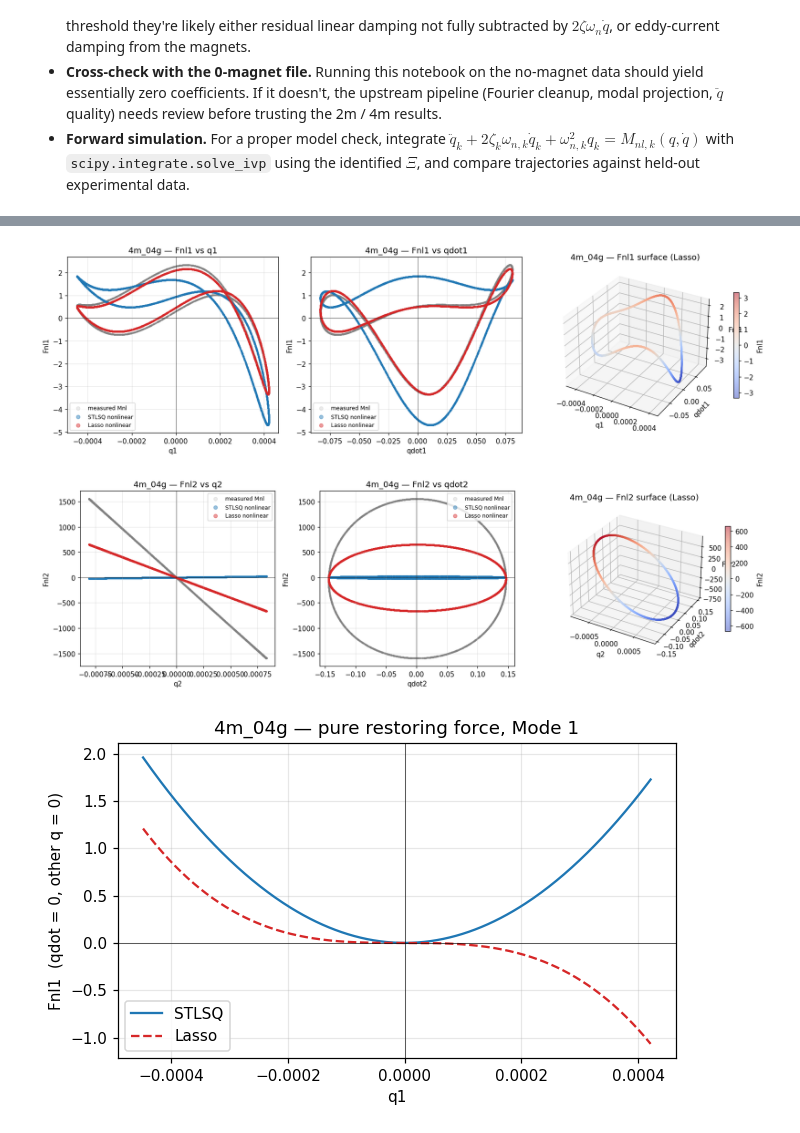
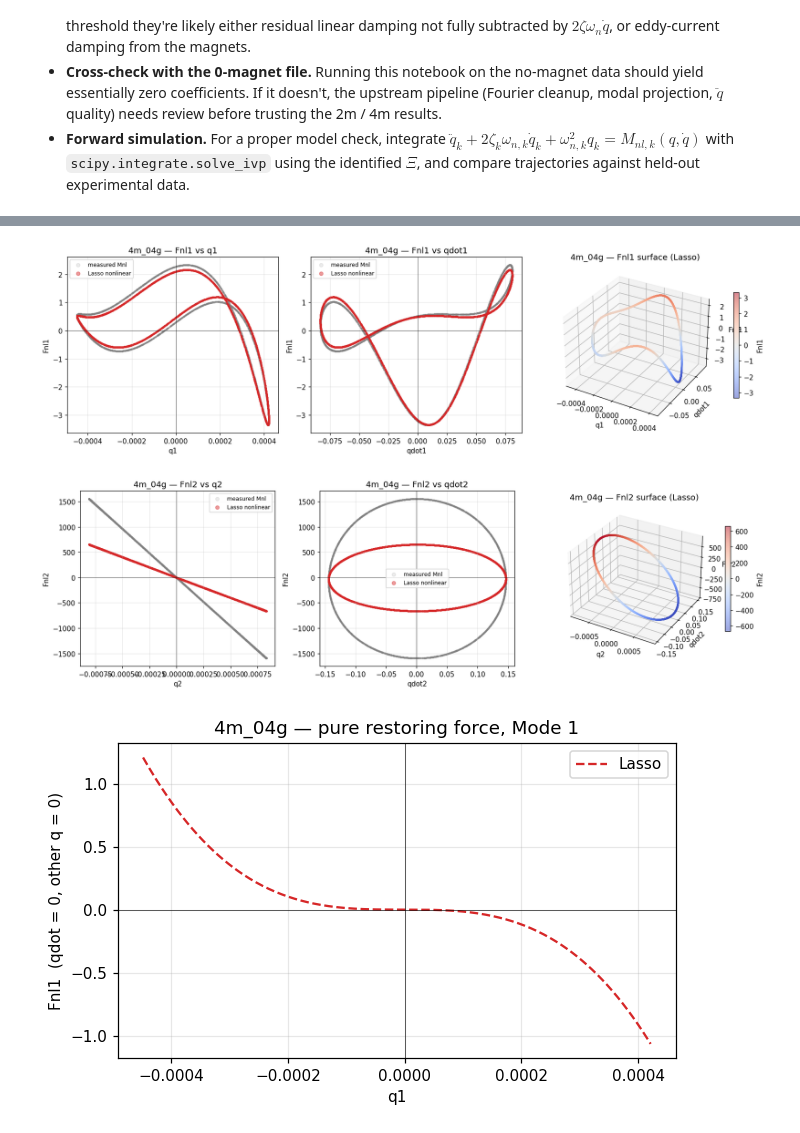
Before and after one commit to Amyythhh/RoshanBeam3, a Jupyter notebook: Algorithm/sindy_beam_4m_04g.ipynb, the cells around one changed output, grey strips where cells are left out. Drawn from its saved outputs; the diff is of its cells as text; code cells hidden in the pictures.

```diff
--- a/Algorithm/sindy_beam_4m_04g.ipynb
+++ b/Algorithm/sindy_beam_4m_04g.ipynb
@@ -47,8 +47,8 @@ INCLUDE_BIAS = False       # True only if you expect a constant offset in Mnl
 
 # STLSQ
 LAMBDA_GRID     = np.logspace(-3, -0.3, 21)   # 0.001 ... 0.5, spans the useful range
-DEFAULT_LAMBDA  = 5e-2     # override after inspecting the Pareto table
-ALPHA_RIDGE     = 5e-2     # ridge stabilizes the inner least-squares; raise if coeffs explode
+DEFAULT_LAMBDA  = 7.76e-2     # override after inspecting the Pareto table
+ALPHA_RIDGE     = 6.2e-2     # ridge stabilizes the inner least-squares; raise if coeffs explode
 # %% [markdown]
 
 ## 2. Load and split the CSV into mode 1 and mode 2
@@ -135,7 +135,7 @@ def build_library(degree=POLY_DEGREE, include_bias=INCLUDE_BIAS):
     )
 
 
-def fit_custom_target(X, y, lib, threshold, alpha=ALPHA_RIDGE, max_iter=200):
+def fit_custom_target(X, y, lib, threshold, alpha=ALPHA_RIDGE, max_iter=2000):
     # Normalize BOTH library columns and target before STLSQ, then rescale
     # coefficients back to physical units.  This is critical:
     #  * column scales alone leave the threshold comparing against coefficients
@@ -728,7 +769,7 @@ def plot_fnl_triptych(fnl_s, fnl_l, q, qd, Mnl_measured,
     # (a) Fnl vs q
     ax1 = fig.add_subplot(1, 3, 1)
     ax1.scatter(q_s, mm_s, s=3, alpha=0.15, color='gray', label='measured Mnl')
-    ax1.scatter(q_s, fs_s, s=3, alpha=0.45, color='C0',  label='STLSQ nonlinear')
+
     ax1.scatter(q_s, fl_s, s=3, alpha=0.45, color='C3',  label='Lasso nonlinear')
     ax1.axhline(0, color='k', lw=0.4); ax1.axvline(0, color='k', lw=0.4)
     ax1.set_xlabel(f'q{mode_label}'); ax1.set_ylabel(f'Fnl{mode_label}')
@@ -738,7 +779,7 @@ def plot_fnl_triptych(fnl_s, fnl_l, q, qd, Mnl_measured,
     # (b) Fnl vs qdot
     ax2 = fig.add_subplot(1, 3, 2)
     ax2.scatter(qd_s, mm_s, s=3, alpha=0.15, color='gray', label='measured Mnl')
-    ax2.scatter(qd_s, fs_s, s=3, alpha=0.45, color='C0',  label='STLSQ nonlinear')
+
     ax2.scatter(qd_s, fl_s, s=3, alpha=0.45, color='C3',  label='Lasso nonlinear')
     ax2.axhline(0, color='k', lw=0.4); ax2.axvline(0, color='k', lw=0.4)
     ax2.set_xlabel(f'qdot{mode_label}'); ax2.set_ylabel(f'Fnl{mode_label}')
@@ -790,34 +831,33 @@ def evaluate_on_slice(xi, names_, slice_vars):
     xi_nl = np.array([0.0 if n_ in {'q1','q2','qd1','qd2'} else c
                       for c, n_ in zip(xi, names_)])
     return Theta_slice @ xi_nl
 
 
 def plot_restoring_curve(xi_s, xi_l, names_, mode_label, q_range, tag=TAG):
     """Clean Fnl(q) curve with qdot=0, other q=0, from each identified model."""
     q_grid = np.linspace(q_range[0], q_range[1], 400)
     q_key  = f'q{mode_label}'
     slice_zero = {k: 0.0 for k in FEATURE_VARS}
     slice_zero[q_key] = q_grid
 
     fnl_s = evaluate_on_slice(xi_s, names_, slice_zero)
     fnl_l = evaluate_on_slice(xi_l, names_, slice_zero)
 
     fig, ax = plt.subplots(figsize=(6, 3.8))
-    ax.plot(q_grid, fnl_s, color='C0', lw=1.5, label='STLSQ')
     ax.plot(q_grid, fnl_l, color='C3', lw=1.5, ls='--', label='Lasso')
     ax.axhline(0, color='k', lw=0.4); ax.axvline(0, color='k', lw=0.4)
     ax.set_xlabel(f'q{mode_label}')
     ax.set_ylabel(f'Fnl{mode_label}  (qdot = 0, other q = 0)')
     ax.set_title(f'{tag} — pure restoring force, Mode {mode_label}')
     ax.legend(); ax.grid(alpha=0.3)
     plt.tight_layout(); plt.show()
 
 
 plot_restoring_curve(xi1, xi1_l, names_l, mode_label='1',
                      q_range=(q1.min(), q1.max()))
 plot_restoring_curve(xi2, xi2_l, names_l, mode_label='2',
                      q_range=(q2.min(), q2.max()))
 # %% [output]
-[figure, old version]
+[figure, new version]
-[figure, old version]
+[figure, new version]
-[figure, old version]
+[figure, new version]
```
Also changed, not shown: parts of 12 cells of this notebook, 27 other files.
